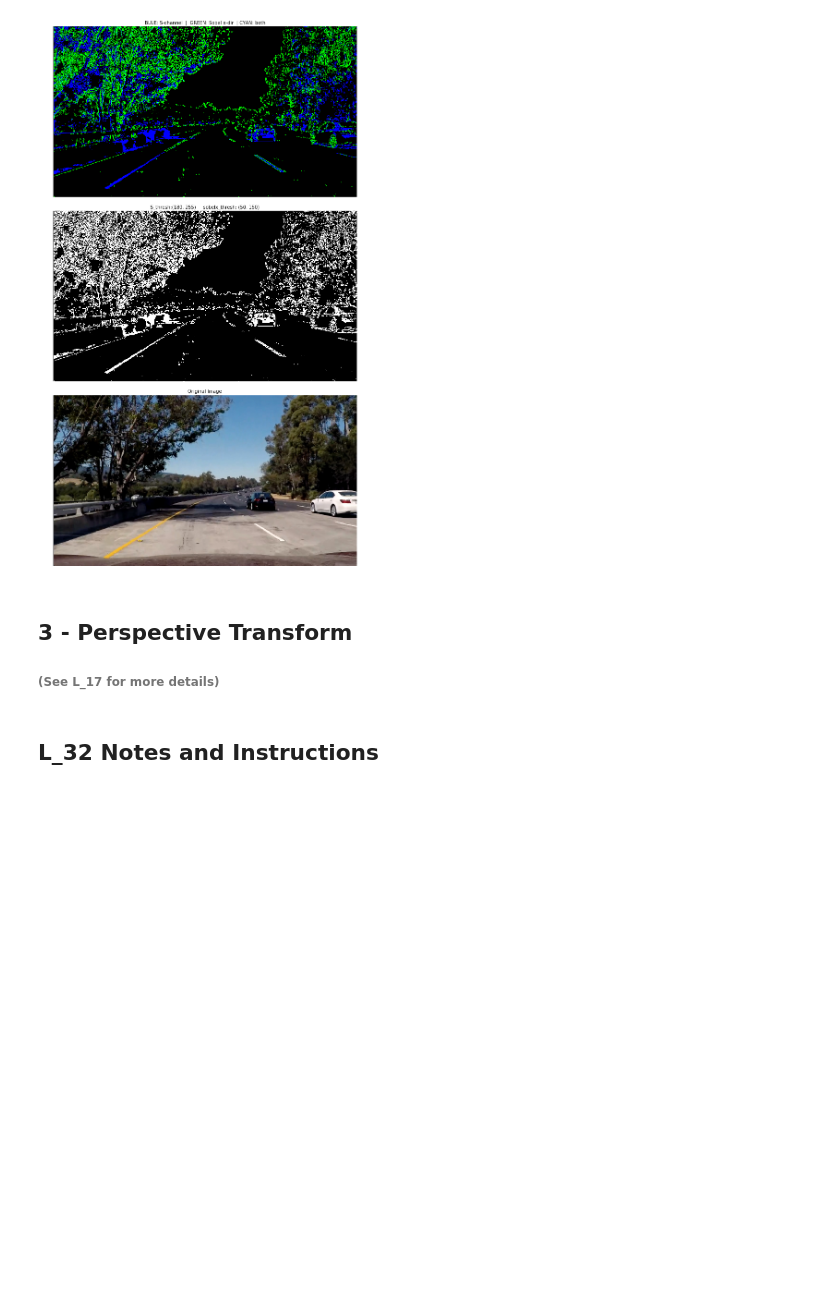
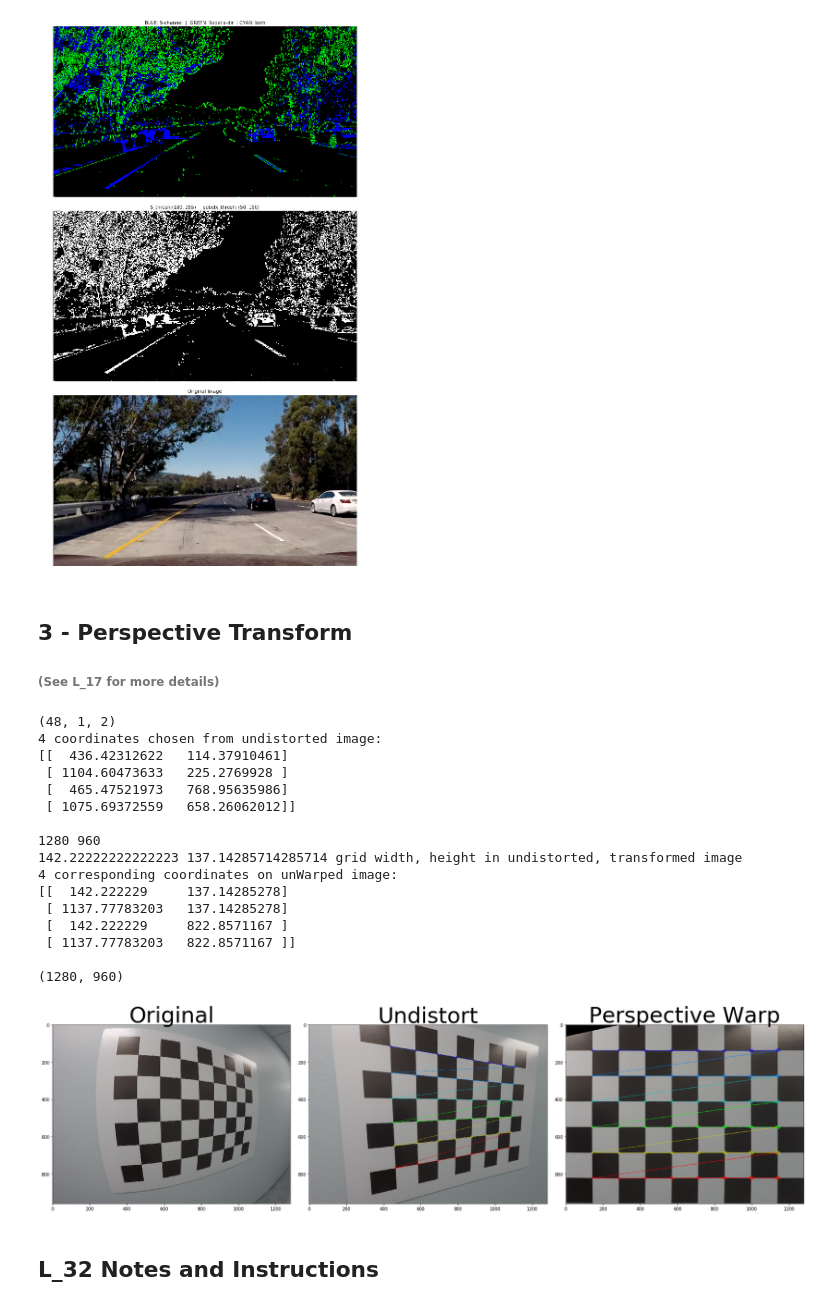
Before and after one commit to SherylHohman/CarND-Advanced-Lane_Lines-Exercises, a Jupyter notebook: L_32_processing_each_image.ipynb, the cells around one changed output. Drawn from its saved outputs; the diff is of its cells as text; code cells hidden in the pictures; blank space fills up the shorter version.

Commit message:
bug fixes: finish up L_32_processing_each_image.ipynb

```diff
--- a/L_32_processing_each_image.ipynb
+++ b/L_32_processing_each_image.ipynb
@@ -6,7 +6,8 @@
 # %%
 # Some Helper Functions
 
-def create_folder_if_not_exits(folder_name):
+def create_folder_if_not_exists(folder_name):
+    import os
     # May need to update this function if not running within Jupyter notebook, or running in different OS
     if not os.path.isdir(folder_name):
         os.makedirs(folder_name)
@@ -44,7 +45,6 @@ import cv2
 import glob
 import pickle
 import matplotlib.pyplot as plt
-%matplotlib qt
 
 # Chessboard has 8 inner corners across
 #                6 inner corners vertical
@@ -84,7 +84,7 @@ for idx, fname in enumerate(images):
         # Draw and display the corners (not required)
         cv2.drawChessboardCorners(img, (8,6), corners, ret)
         cv2.imshow('img', img)
-        cv2.waitKey(500)
+#         cv2.waitKey(30)
 
 cv2.destroyAllWindows()
 
@@ -99,4 +99,4 @@ create_folder_if_not_exists(folder_name)
 with open( folder_name+file_name, "wb" ) as f:
     pickle.dump( objpoints_pickle, f )
 
-print("Imgpoints and Objpoints have been saved to 'calibration_wide/wide_objpoints_pickle.p'")
+print("Imgpoints and Objpoints have been saved to", folder_name+file_name)
@@ -103,11 +105,12 @@ print("Imgpoints and Objpoints have been saved to 'calibration_wide/wide_objpoin
 # %% [markdown]
 #### Read objpoints and imgpoints from pickle file
 # %%
-import pickle
+# import pickle
 
 # Read objpoints and imgpoints from pickle file
-objpoints_pickle = pickle.load( open( "l32/wide_objpoints_pickle.p", "rb" ) )
+pickled_path = "l32/wide_objpoints_pickle.p"
+objpoints_pickle = pickle.load( open( pickled_path, "rb" ) )
 objpoints = objpoints_pickle["objpoints"]
 imgpoints = objpoints_pickle["imgpoints"]
 
-print("Imgpoints and Objpoints have been read in from 'calibration_wide/wide_objpoints_pickle.p'")
+print("Imgpoints and Objpoints have been read in from " + pickled_path)
@@ -120,6 +125,7 @@ Undistort the image
    - **cv2.undistort**
 # %%
 import cv2
+import pickle
 
 # takes in: an image, chessboard grid object points, image's image points (as meassured by findChessboardCorners)
 #    - performs the camera calibration (mathematically correlate imgpoints to objpoints),
@@ -135,6 +141,20 @@ def cal_undistort(img, objpoints, imgpoints):
     # Calibrate imgpoints to the objpoints
     ret, mtx, dist, rvecs, tvecs = cv2.calibrateCamera(objpoints, imgpoints, shape, None, None)
 
+    # save mtx and dist to pickle file
+    dist_mtx_pickle = {}
+    dist_mtx_pickle["dist"] = dist
+    dist_mtx_pickle["mtx"]  = mtx
+
+    folder_name = "l32/"
+    file_name   = "wide_dist_mtx_pickle.p"
+    create_folder_if_not_exists(folder_name)
+    with open( folder_name+file_name, "wb" ) as f:
+        pickle.dump( dist_mtx_pickle, f )
+
+    print("\n calibration 'dist' and 'mtx' have been saved to", folder_name+file_name, "\n")
+
+
     # Undistort the image
     undist = cv2.undistort(img, mtx, dist, None, mtx)
 
@@ -323,9 +343,9 @@ import matplotlib.image  as mpimg
 
 # Read in the saved camera matrix and distortion coefficients
 # These are the arrays calculated above from cv2.calibrateCamera()
-dist_pickle = pickle.load( open( "l32/wide_dist_pickle.p", "rb" ) )
+dist_pickle = pickle.load( open( "l32/wide_dist_mtx_pickle.p", "rb" ) )
+dist = dist_pickle["dist"]
 mtx  = dist_pickle["mtx"]
-dist = dist_pickle["dist"]
 
 
 # Read in an image
@@ -419,33 +439,51 @@ def corners_unwarp(img, nx, ny, mtx, dist):
         print ("corners not found, could not perform warpPerspective on undistorted img")
         print(ret, corners)
         print(nx, ny, undistorted.shape)
         # send back the grayscale undistorted image.  This will show in odd colors, standing out !
         warped = gray_undistorted #undistorted
         M = 0
 
     return warped, M, undistorted_with_corners  #gray_undistorted, #undistorted
 
 
 # Get Unwarped Image
 top_down, perspective_M, undist = corners_unwarp(img, nx, ny, mtx, dist)
 
 # Plot Images:
 f, (ax1, ax2, ax3) = plt.subplots(1, 3, figsize=(24, 9))
 f.tight_layout()
 
 # Original
 ax1.imshow(img)
 ax1.set_title('Original', fontsize=50)
 
 # Undistorted
 ax2.imshow(undist)
 ax2.set_title('Undistort', fontsize=50)
 
 # Perspective Warp Correction on Undistorted
 ax3.imshow(top_down)
 ax3.set_title('Perspective Warp', fontsize=50)
 
 plt.subplots_adjust(left=0., right=1, top=0.9, bottom=0.)
+# %% [output]
+(48, 1, 2)
+4 coordinates chosen from undistorted image:
+[[  436.42312622   114.37910461]
+ [ 1104.60473633   225.2769928 ]
+ [  465.47521973   768.95635986]
+ [ 1075.69372559   658.26062012]]
+
+1280 960
+142.22222222222223 137.14285714285714 grid width, height in undistorted, transformed image
+4 corresponding coordinates on unWarped image:
+[[  142.222229     137.14285278]
+ [ 1137.77783203   137.14285278]
+ [  142.222229     822.8571167 ]
+ [ 1137.77783203   822.8571167 ]]
+
+(1280, 960)
+[figure, added]
 # %% [markdown]
 ## L_32 Notes and Instructions
 # %% [markdown]
```
Also changed, not shown: parts of 4 cells of this notebook, 4 other files.
